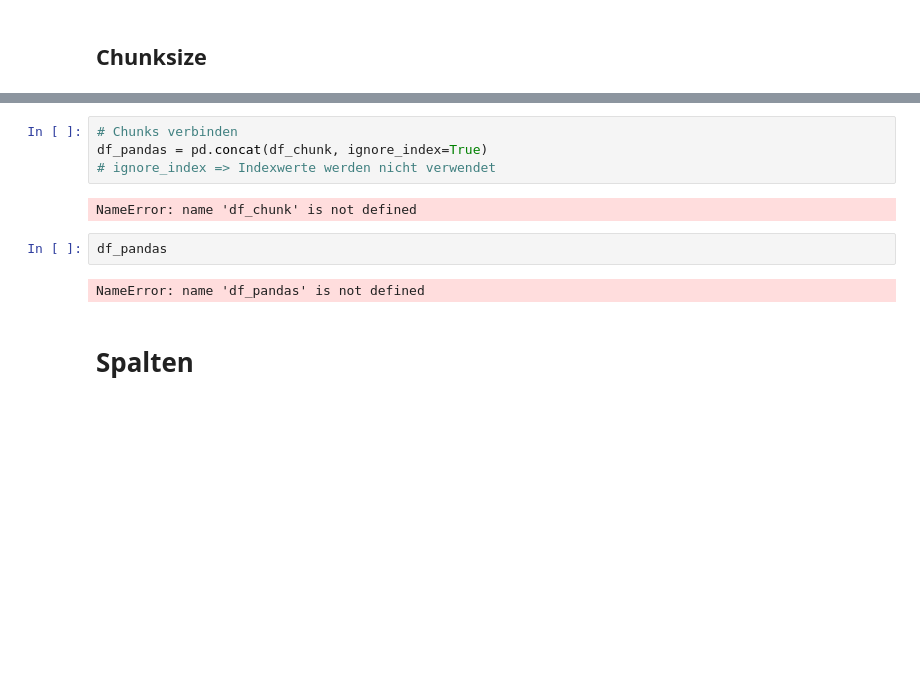
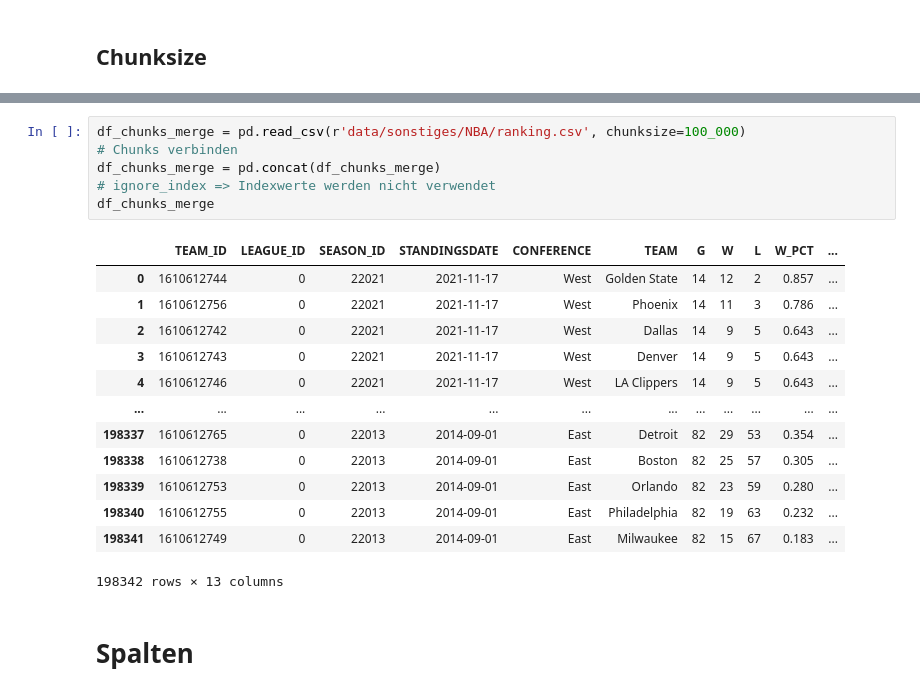
Before and after one commit to mcg97/Pybliothek, a Jupyter notebook: Pandas_Infos.ipynb, the cells around one changed output, grey strips where cells are left out. Saved outputs shown, nothing was run; the diff lists cells and outputs as text; blank space fills up the shorter version.

Commit message:
Pandas Limits Kapitel angepasst

```diff
--- a/Pandas_Infos.ipynb
+++ b/Pandas_Infos.ipynb
@@ -121,13 +166,23 @@ FileNotFoundError: [Errno 2] No such file or directory: 'Datensets/SecAna/Networ
 # %%
+df_chunks_merge = pd.read_csv(r'data/sonstiges/NBA/ranking.csv', chunksize=100_000)
 # Chunks verbinden
-df_pandas = pd.concat(df_chunk, ignore_index=True)
+df_chunks_merge = pd.concat(df_chunks_merge)
 # ignore_index => Indexwerte werden nicht verwendet
+df_chunks_merge
 # %% [output]
+|  | TEAM_ID | LEAGUE_ID | SEASON_ID | STANDINGSDATE | CONFERENCE | TEAM | G | W | L | W_PCT | ... |
+| 0 | 1610612744 | 0 | 22021 | 2021-11-17 | West | Golden State | 14 | 12 | 2 | 0.857 | ... |
+| 1 | 1610612756 | 0 | 22021 | 2021-11-17 | West | Phoenix | 14 | 11 | 3 | 0.786 | ... |
+| 2 | 1610612742 | 0 | 22021 | 2021-11-17 | West | Dallas | 14 | 9 | 5 | 0.643 | ... |
+| 3 | 1610612743 | 0 | 22021 | 2021-11-17 | West | Denver | 14 | 9 | 5 | 0.643 | ... |
+| 4 | 1610612746 | 0 | 22021 | 2021-11-17 | West | LA Clippers | 14 | 9 | 5 | 0.643 | ... |
+| ... | ... | ... | ... | ... | ... | ... | ... | ... | ... | ... | ... |
+| 198337 | 1610612765 | 0 | 22013 | 2014-09-01 | East | Detroit | 82 | 29 | 53 | 0.354 | ... |
+| 198338 | 1610612738 | 0 | 22013 | 2014-09-01 | East | Boston | 82 | 25 | 57 | 0.305 | ... |
+| 198339 | 1610612753 | 0 | 22013 | 2014-09-01 | East | Orlando | 82 | 23 | 59 | 0.280 | ... |
+| 198340 | 1610612755 | 0 | 22013 | 2014-09-01 | East | Philadelphia | 82 | 19 | 63 | 0.232 | ... |
+| 198341 | 1610612749 | 0 | 22013 | 2014-09-01 | East | Milwaukee | 82 | 15 | 67 | 0.183 | ... |
-NameError: name 'df_chunk' is not defined
+198342 rows × 13 columns
-# %%
-df_pandas
-# %% [output]
-NameError: name 'df_pandas' is not defined
 # %% [markdown]
 # Spalten
 # %% [markdown]
```
Also changed, not shown: parts of 5 cells of this notebook.
